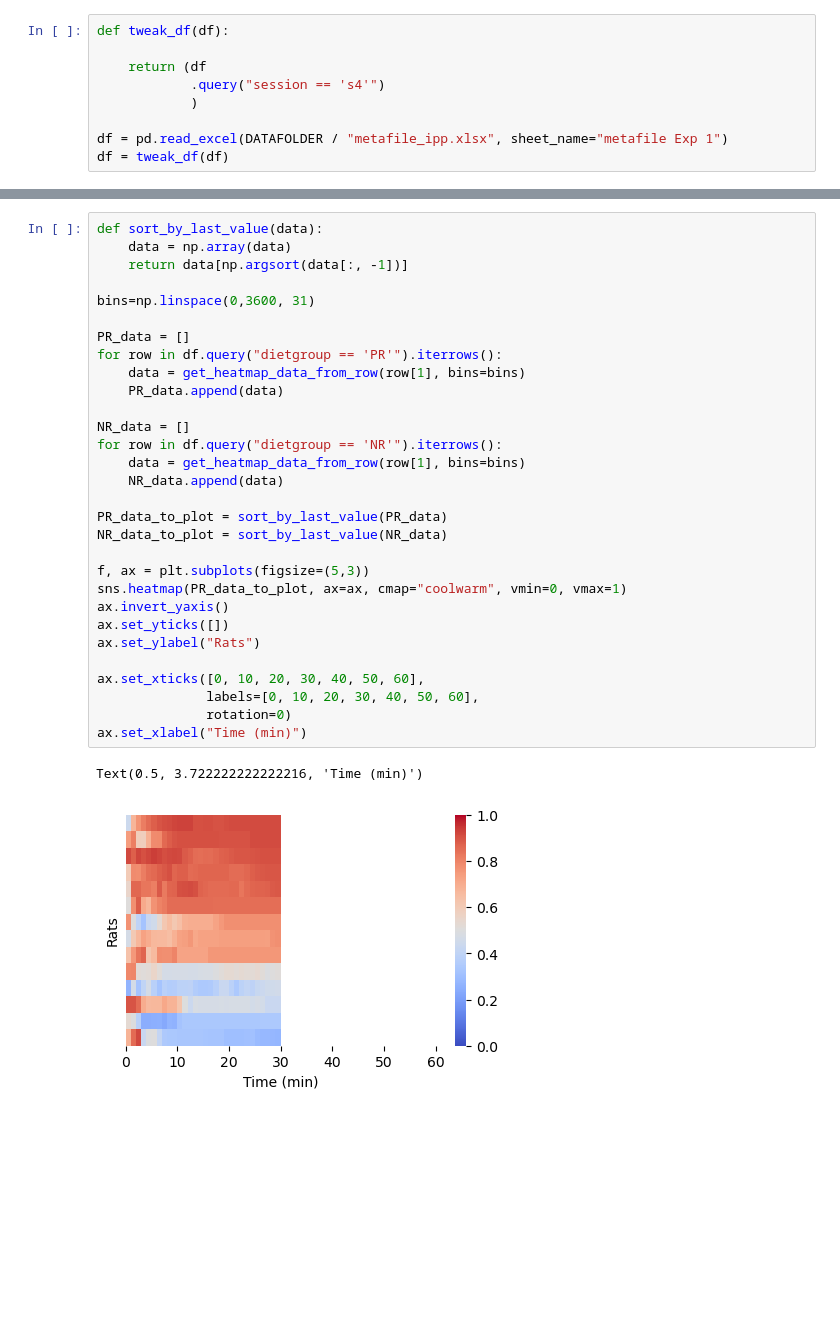
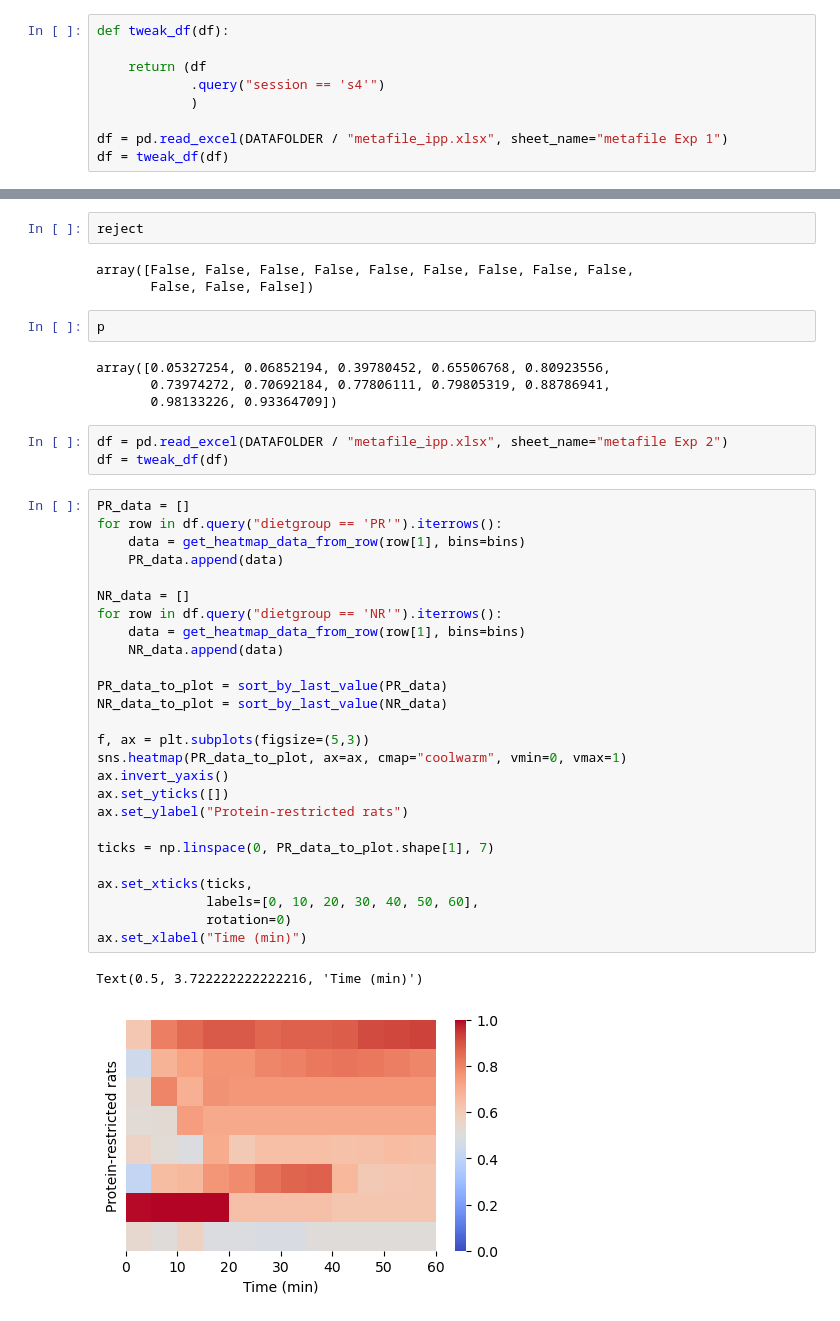
Before and after one commit to mccutcheonlab/immediate-protein-pref, a Jupyter notebook: scripts/heatmap.ipynb, the cells around one changed output, grey strips where cells are left out. Saved outputs shown, nothing was run; the diff lists cells and outputs as text; blank space fills up the shorter version.

```diff
--- a/scripts/heatmap.ipynb
+++ b/scripts/heatmap.ipynb
@@ -76,33 +206,43 @@ get_heatmap_data_from_row(df.iloc[0], bins=np.linspace(0,3600, 61))
+# %%
+reject
+# %% [output]
+array([False, False, False, False, False, False, False, False, False,
+       False, False, False])
+# %%
+p
+# %% [output]
+array([0.05327254, 0.06852194, 0.39780452, 0.65506768, 0.80923556,
+       0.73974272, 0.70692184, 0.77806111, 0.79805319, 0.88786941,
+       0.98133226, 0.93364709])
+# %%
+df = pd.read_excel(DATAFOLDER / "metafile_ipp.xlsx", sheet_name="metafile Exp 2")
+df = tweak_df(df)
 # %%
-def sort_by_last_value(data):
-    data = np.array(data)
-    return data[np.argsort(data[:, -1])]
-
-bins=np.linspace(0,3600, 31)
-
 PR_data = []
 for row in df.query("dietgroup == 'PR'").iterrows():
     data = get_heatmap_data_from_row(row[1], bins=bins)
     PR_data.append(data)
 
 NR_data = []
 for row in df.query("dietgroup == 'NR'").iterrows():
     data = get_heatmap_data_from_row(row[1], bins=bins)
     NR_data.append(data)
 
 PR_data_to_plot = sort_by_last_value(PR_data)
 NR_data_to_plot = sort_by_last_value(NR_data)
 
 f, ax = plt.subplots(figsize=(5,3))
 sns.heatmap(PR_data_to_plot, ax=ax, cmap="coolwarm", vmin=0, vmax=1)
 ax.invert_yaxis()
 ax.set_yticks([])
-ax.set_ylabel("Rats")
+ax.set_ylabel("Protein-restricted rats")
 
-ax.set_xticks([0, 10, 20, 30, 40, 50, 60],
+ticks = np.linspace(0, PR_data_to_plot.shape[1], 7)
+
+ax.set_xticks(ticks,
               labels=[0, 10, 20, 30, 40, 50, 60],
               rotation=0)
 ax.set_xlabel("Time (min)")
 # %% [output]
 Text(0.5, 3.722222222222216, 'Time (min)')
-[figure, old version]
+[figure, new version]
```
Also changed, not shown: parts of 14 cells of this notebook, 2 other files.
